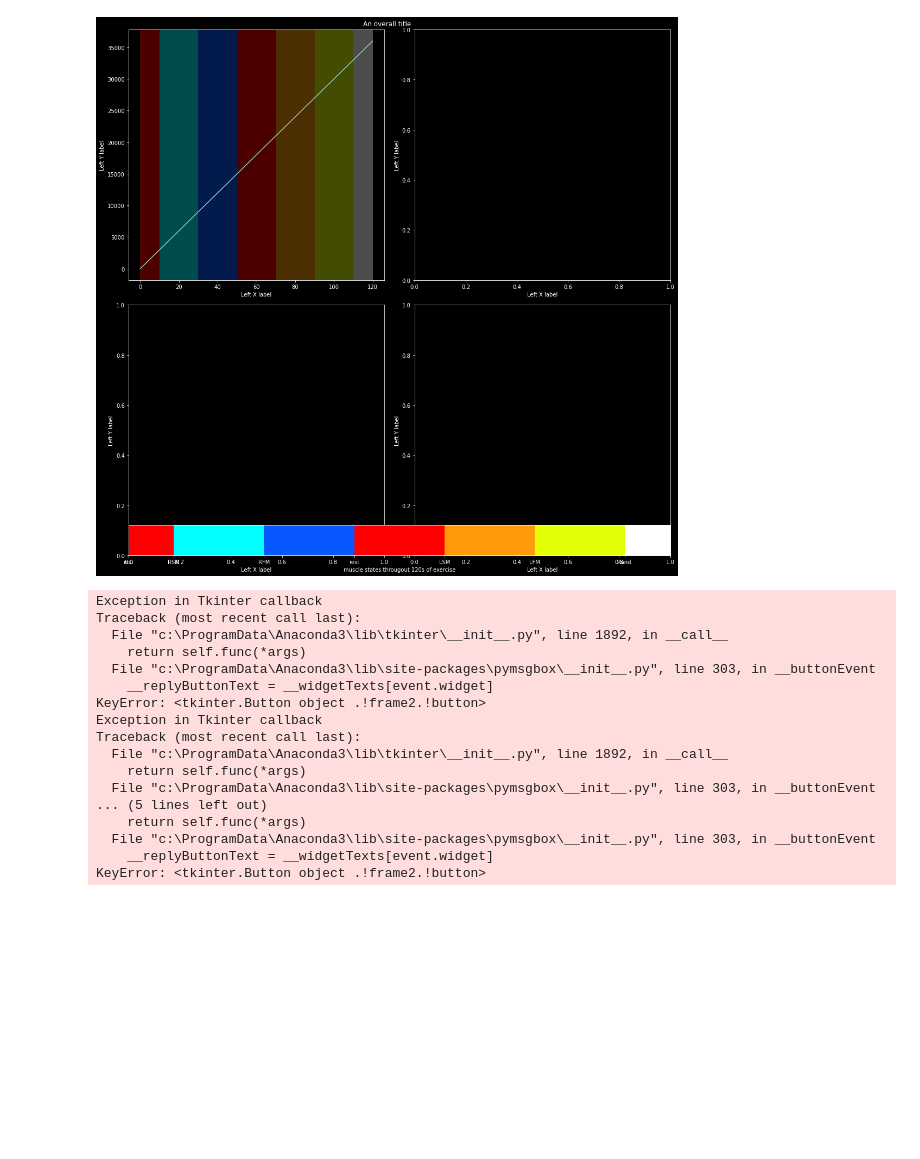
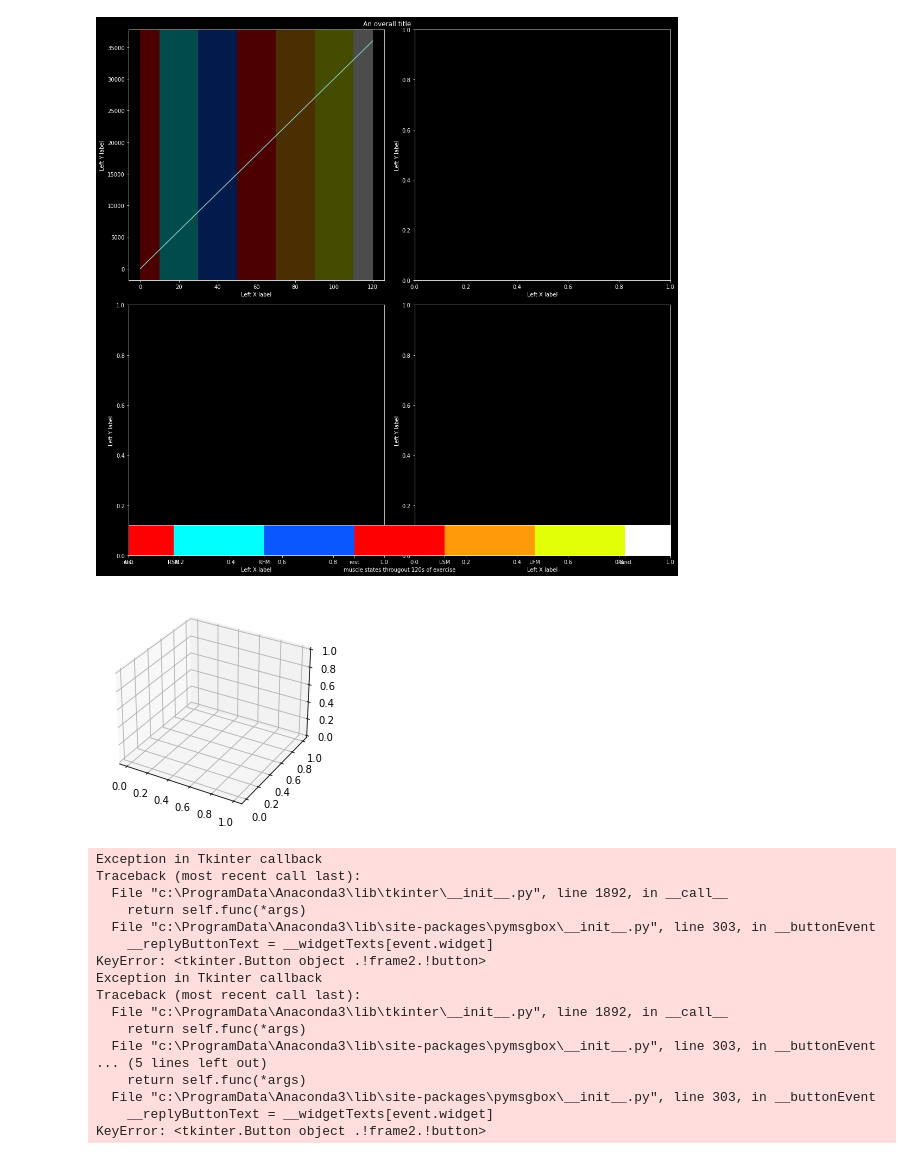
Before and after one commit to mrut1688/code, a Jupyter notebook: code/python/tt.ipynb, the cells around one changed output. Cells and saved outputs as stored; diff of their text form; code cells hidden in the pictures; blank space fills up the shorter version.

```diff
--- a/code/python/tt.ipynb
+++ b/code/python/tt.ipynb
@@ -778,6 +778,26 @@ plt.tight_layout()
 plt.show()
 # %% [output]
 [figure]
+# %%
+from mpl_toolkits import mplot3d
+import matplotlib.pyplot as plt
+import scipy.signal as signal
+
+f,tx,sxx=signal.spectrogram(eeg,sampling_f,nperseg=10,noverlap=1)
+myfilter = (f>1) & (f<12)
+
+
+
+f = f[myfilter]
+sxx = sxx[myfilter, ...]
+
+fig = plt.figure()
+ax = plt.axes(projection="3d")
+
+ax.plot_surface(f[:, None], tx[None, :], 10.0*np.log10(sxx), cmap='jet')
+plt.show()
+# %% [output]
+[figure, added]
 # %%
 import analyse_csv
 # %%
```
Also changed, not shown: 3 other files.
